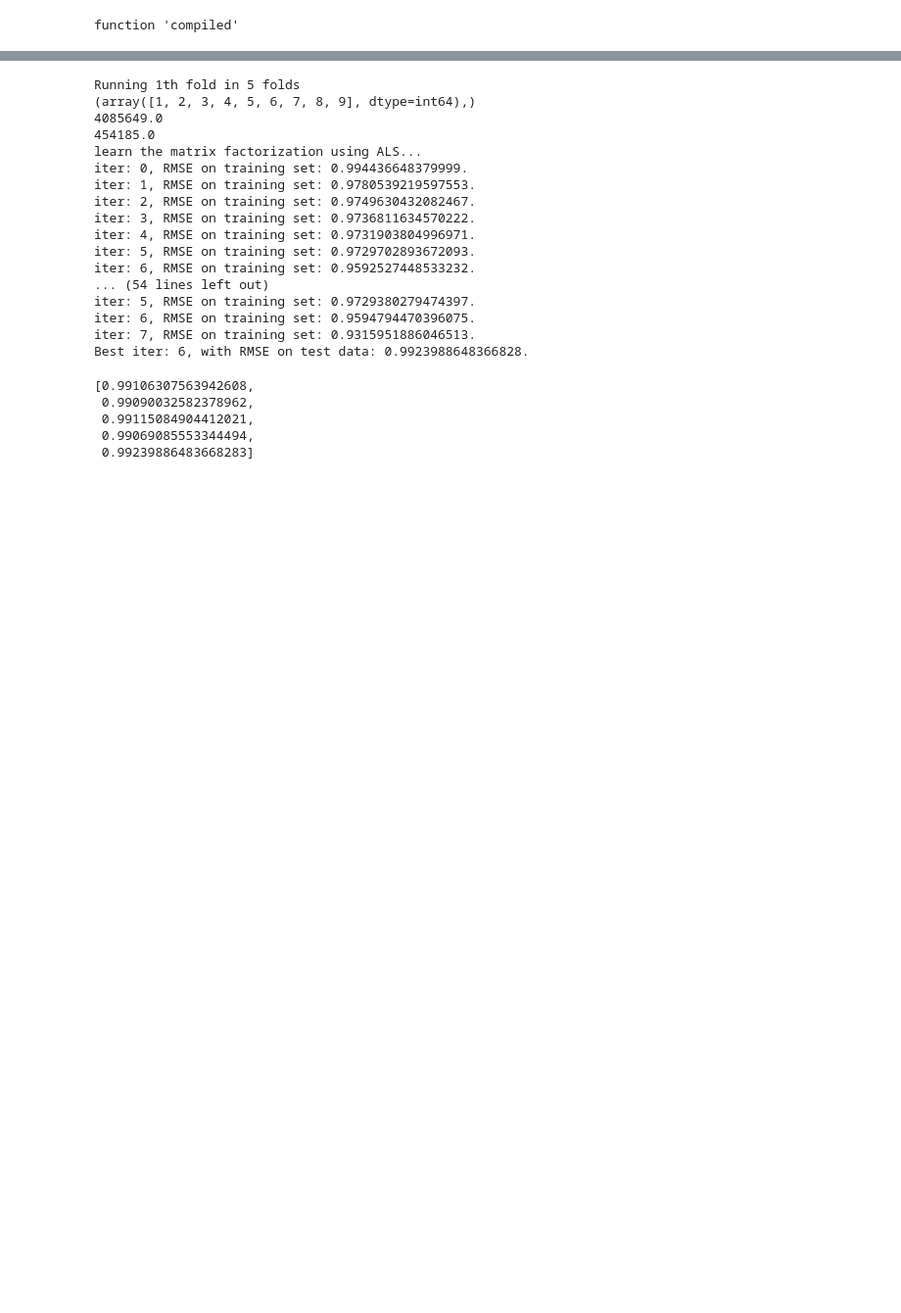
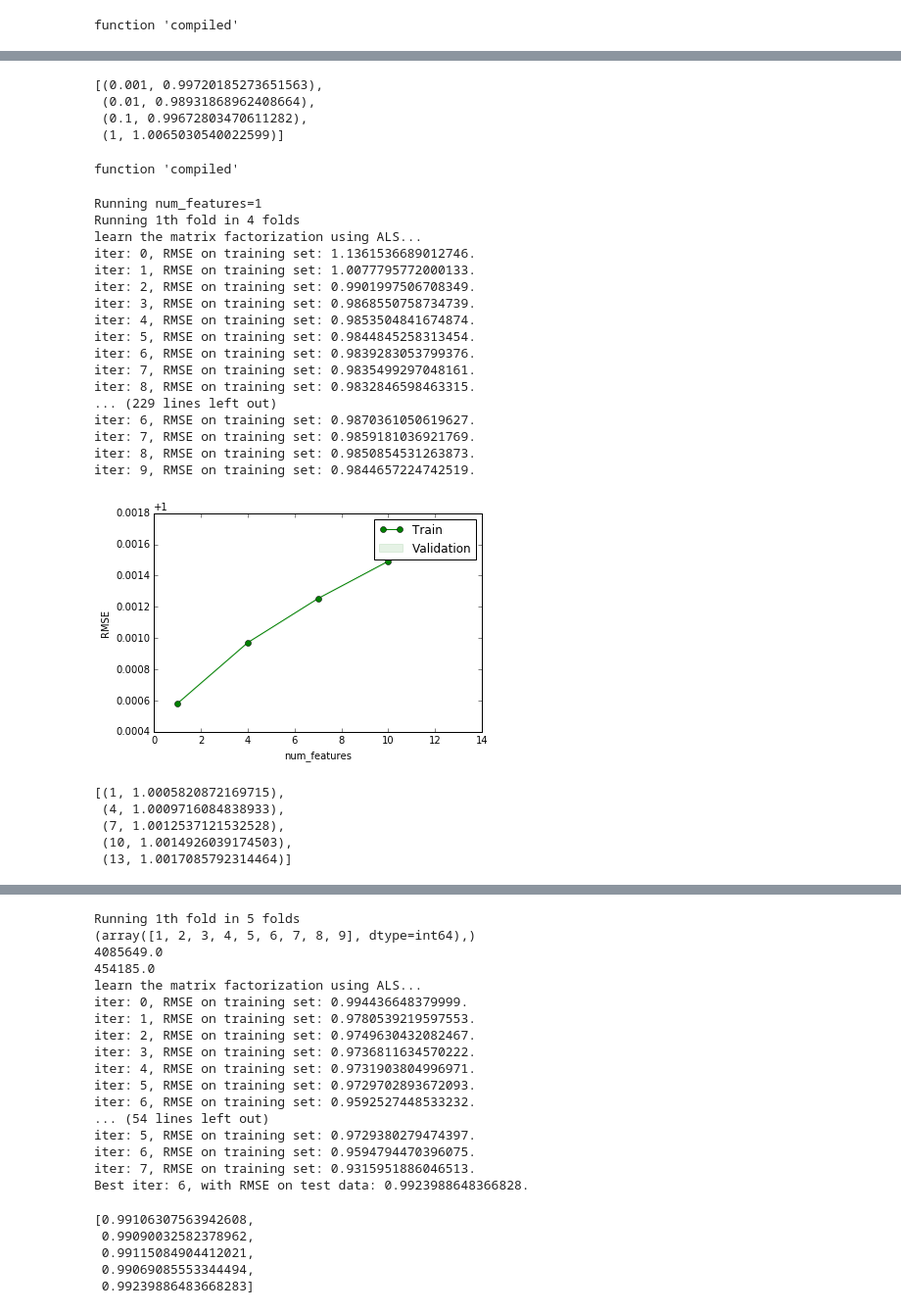
Before and after one commit to atounsi/PCML_project2, a Jupyter notebook: code/project2_alsb.ipynb, the cells around one changed output, grey strips where cells are left out. Shown: that part at 98% size. Saved outputs shown, nothing was run; the diff lists cells and outputs as text; code cells hidden in the pictures; blank space fills up the shorter version.

```diff
--- a/code/project2_alsb.ipynb
+++ b/code/project2_alsb.ipynb
@@ -547,0 +591,76 @@ iter: 2, RMSE on training set: 0.9755615526330195.
+# %%
+best_lambda_i
+# %% [output]
+[(0.001, 0.99720185273651563),
+ (0.01, 0.98931868962408664),
+ (0.1, 0.99672803470611282),
+ (1, 1.0065030540022599)]
+# %%
+## !!! Takes long time to run
+def best_num_features(num_features_arr = [1, 4, 7, 10,13]):
+
+    K = 4        ## K-fold cross validation
+
+    lambda_item = 0.01
+    lambda_item = 0.01
+
+    #train_rmse_mean = np.zeros(len(lambda_user_arr))
+    #train_rmse_std = np.zeros(len(lambda_user_arr))
+    validation_rmse_mean = np.zeros(len(num_features_arr))
+    validation_rmse_std = np.zeros(len(num_features_arr))
+
+    for i, num_features in enumerate(num_features_arr):
+        #train_rmse_arr = []
+        validation_rmse_arr = []
+
+        print('Running num_features={n}'.format(n=num_features))
+        validation_rmse_arr = cross_validation_minimalist(ratings, K, num_features, lambda_user, lambda_item)
+
+        #train_rmse_mean[i] = np.mean(train_rmse_arr)
+        #train_rmse_std[i] = np.std(train_rmse_arr)
+        validation_rmse_mean[i] = np.mean(validation_rmse_arr)
+        validation_rmse_std[i] = np.std(validation_rmse_std)
+
+    ## Plotting results
+    #plt.fill_between(lambda_user_arr, train_rmse_mean - train_rmse_std,
+    #                     train_rmse_mean + train_rmse_std, alpha=0.1, color="r")
+    plt.fill_between(num_features_arr, validation_rmse_mean - validation_rmse_std,
+                         validation_rmse_mean + validation_rmse_std, alpha=0.1, color="g")
+    #plt.plot(lambda_user_arr, train_rmse_mean, 'o-', color="r")
+    plt.plot(num_features_arr, validation_rmse_mean, 'o-', color="g")
+    plt.legend(('Train', 'Validation'))
+    plt.xlabel('num_features'); plt.ylabel('RMSE');
+    plt.show()
+    return list(zip(num_features_arr, validation_rmse_mean))
+print("function 'compiled'")
+# %% [output]
+function 'compiled'
+# %%
+best_num_f = best_num_features()
+# %% [output]
+Running num_features=1
+Running 1th fold in 4 folds
+learn the matrix factorization using ALS...
+iter: 0, RMSE on training set: 1.1361536689012746.
+iter: 1, RMSE on training set: 1.0077795772000133.
+iter: 2, RMSE on training set: 0.9901997506708349.
+iter: 3, RMSE on training set: 0.9868550758734739.
+iter: 4, RMSE on training set: 0.9853504841674874.
+iter: 5, RMSE on training set: 0.9844845258313454.
+iter: 6, RMSE on training set: 0.9839283053799376.
+iter: 7, RMSE on training set: 0.9835499297048161.
+iter: 8, RMSE on training set: 0.9832846598463315.
+... (229 lines left out)
+iter: 6, RMSE on training set: 0.9870361050619627.
+iter: 7, RMSE on training set: 0.9859181036921769.
+iter: 8, RMSE on training set: 0.9850854531263873.
+iter: 9, RMSE on training set: 0.9844657224742519.
+[figure, added]
+# %%
+best_num_f
+# %% [output]
+[(1, 1.0005820872169715),
+ (4, 1.0009716084838933),
+ (7, 1.0012537121532528),
+ (10, 1.0014926039174503),
+ (13, 1.0017085792314464)]
```
Also changed, not shown: parts of 23 cells of this notebook, 3 other files.
